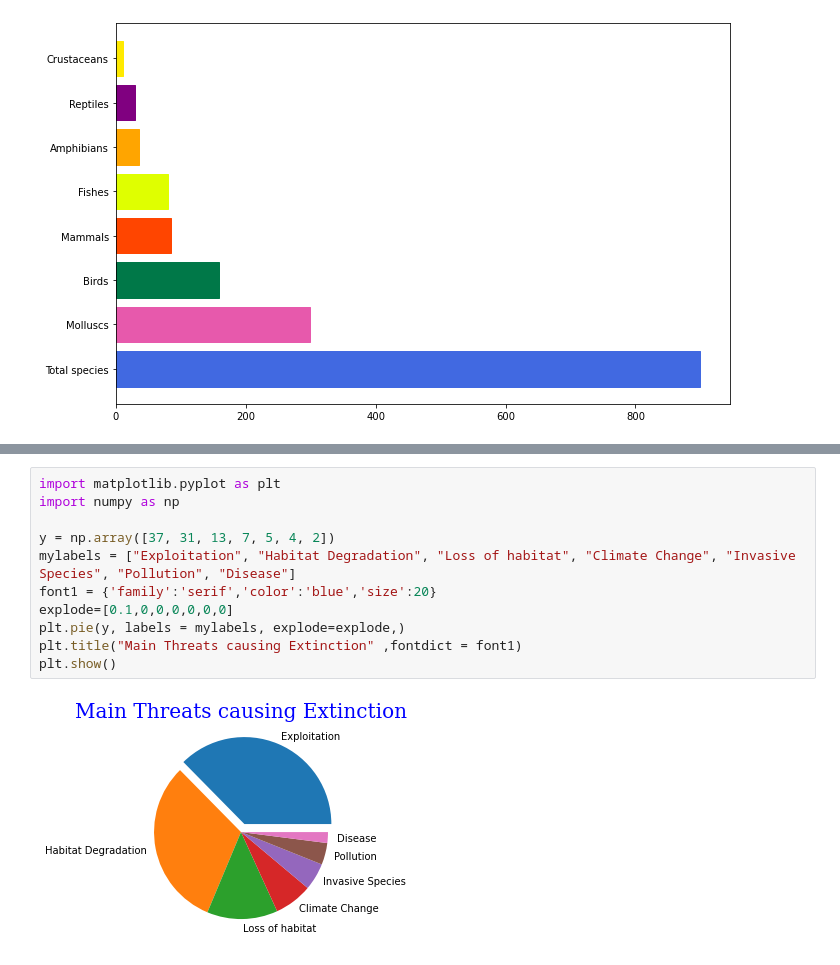
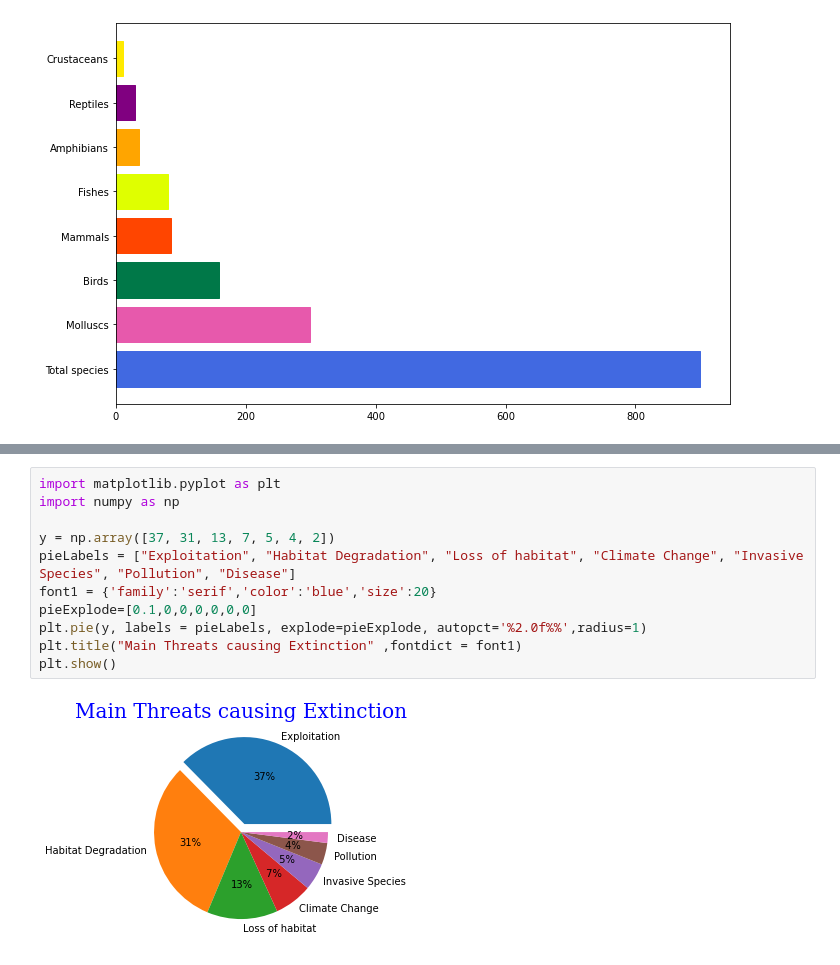
Before and after one commit to Vaidehii28/Python-project, a Jupyter notebook: PYTHON PROJECT.ipynb, the cells around one changed output, grey strips where cells are left out. Saved outputs shown, nothing was run; the diff lists cells and outputs as text.

```diff
--- a/PYTHON PROJECT.ipynb
+++ b/PYTHON PROJECT.ipynb
@@ -108,13 +126,13 @@ plt.show()
 # %%
 import matplotlib.pyplot as plt
 import numpy as np
 
 y = np.array([37, 31, 13, 7, 5, 4, 2])
-mylabels = ["Exploitation", "Habitat Degradation", "Loss of habitat", "Climate Change", "Invasive Species", "Pollution", "Disease"]
+pieLabels = ["Exploitation", "Habitat Degradation", "Loss of habitat", "Climate Change", "Invasive Species", "Pollution", "Disease"]
 font1 = {'family':'serif','color':'blue','size':20}
-explode=[0.1,0,0,0,0,0,0]
-plt.pie(y, labels = mylabels, explode=explode,)
+pieExplode=[0.1,0,0,0,0,0,0]
+plt.pie(y, labels = pieLabels, explode=pieExplode, autopct='%2.0f%%',radius=1)
 plt.title("Main Threats causing Extinction" ,fontdict = font1)
 plt.show()
 # %% [output]
-[figure, old version]
+[figure, new version]
```
Also changed, not shown: parts of 2 cells of this notebook.
